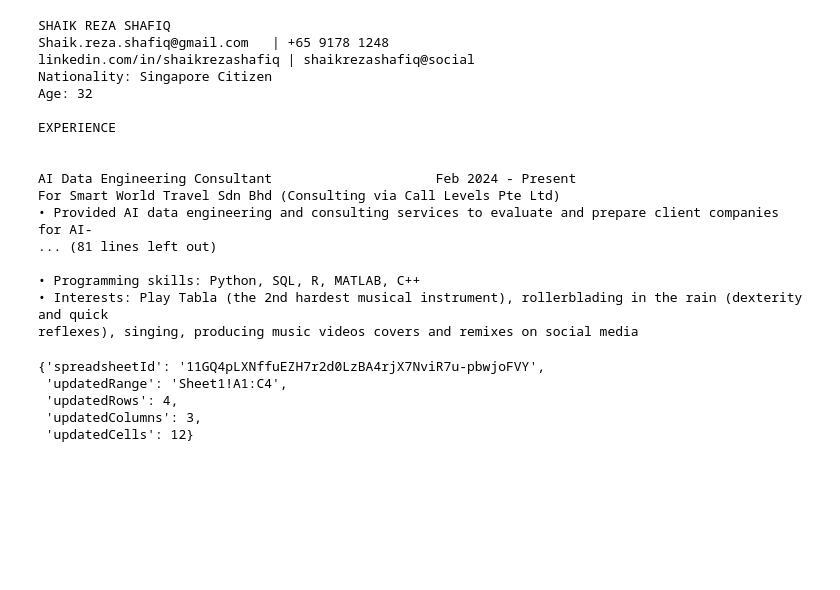
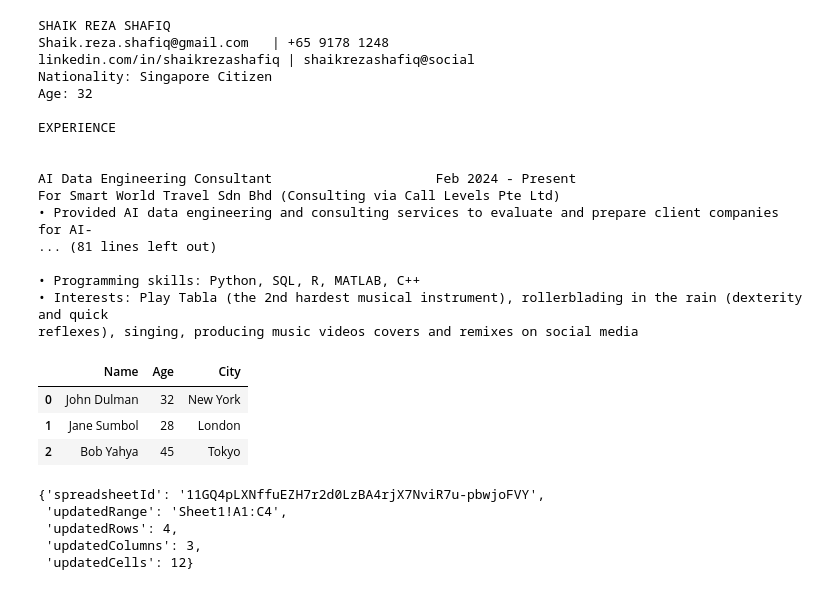
Before and after one commit to shaikrezashafiqbSA/adam-main, a Jupyter notebook: Multimodal_RAG.ipynb, the cells around one changed output. Cells and saved outputs as stored; diff of their text form; code cells hidden in the pictures; blank space fills up the shorter version.

Commit message:
telegram bot gdrive

```diff
--- a/Multimodal_RAG.ipynb
+++ b/Multimodal_RAG.ipynb
@@ -207,3 +239,7 @@ For Smart World Travel Sdn Bhd (Consulting via Call Levels Pte Ltd)
 • Programming skills: Python, SQL, R, MATLAB, C++
 • Interests: Play Tabla (the 2nd hardest musical instrument), rollerblading in the rain (dexterity and quick
 reflexes), singing, producing music videos covers and remixes on social media
+# %%
+# test gdrive_handler
+from gdrive.gdrive_handler import GspreadHandler
+gsh = GspreadHandler()
@@ -210,3 +248,10 @@ reflexes), singing, producing music videos covers and remixes on social media
+# %%
+gsh.get_sheet_as_df(sheet_name = "test sheet", worksheet_name = "Sheet1")
+# %% [output]
+|  | Name | Age | City |
+| 0 | John Dulman | 32 | New York |
+| 1 | Jane Sumbol | 28 | London |
+| 2 | Bob Yahya | 45 | Tokyo |
 # %%
 import gspread
 sample_data = [
```
Also changed, not shown: parts of 4 cells of this notebook, 4 other files.
